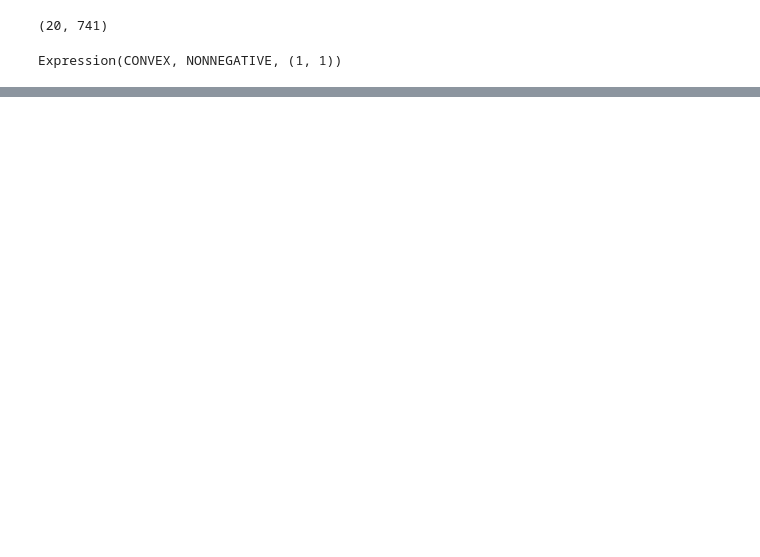
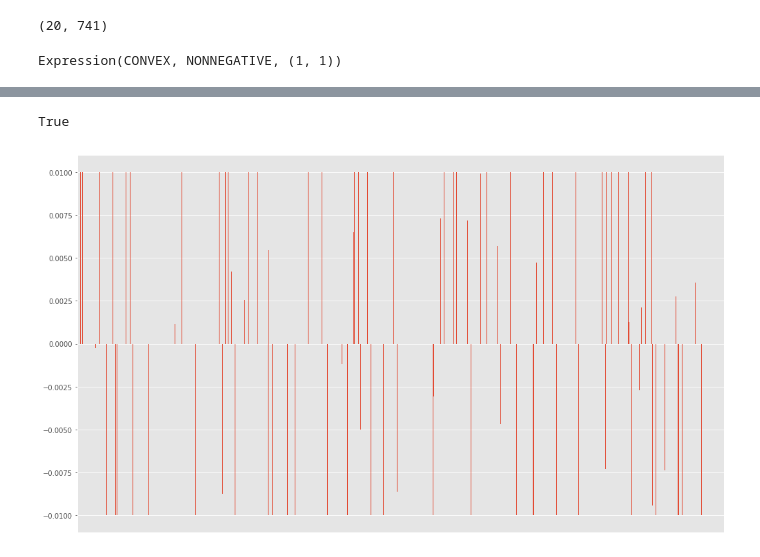
Before and after one commit to rwuebker/backtesting, a Jupyter notebook: optimal_holdings_tester.ipynb, the cells around one changed output, grey strips where cells are left out. Cells and saved outputs as stored; diff of their text form; code cells hidden in the pictures; blank space fills up the shorter version.

```diff
--- a/optimal_holdings_tester.ipynb
+++ b/optimal_holdings_tester.ipynb
@@ -285,0 +383,9 @@ True
+# %%
+result = oh.find()
+(result).plot.bar(legend=False)
+x_axis = plt.axes().get_xaxis()
+x_axis.set_visible(False)
+plt.tight_layout()
+# %% [output]
+True
+[figure, added]
```
Also changed, not shown: parts of 11 cells of this notebook.
